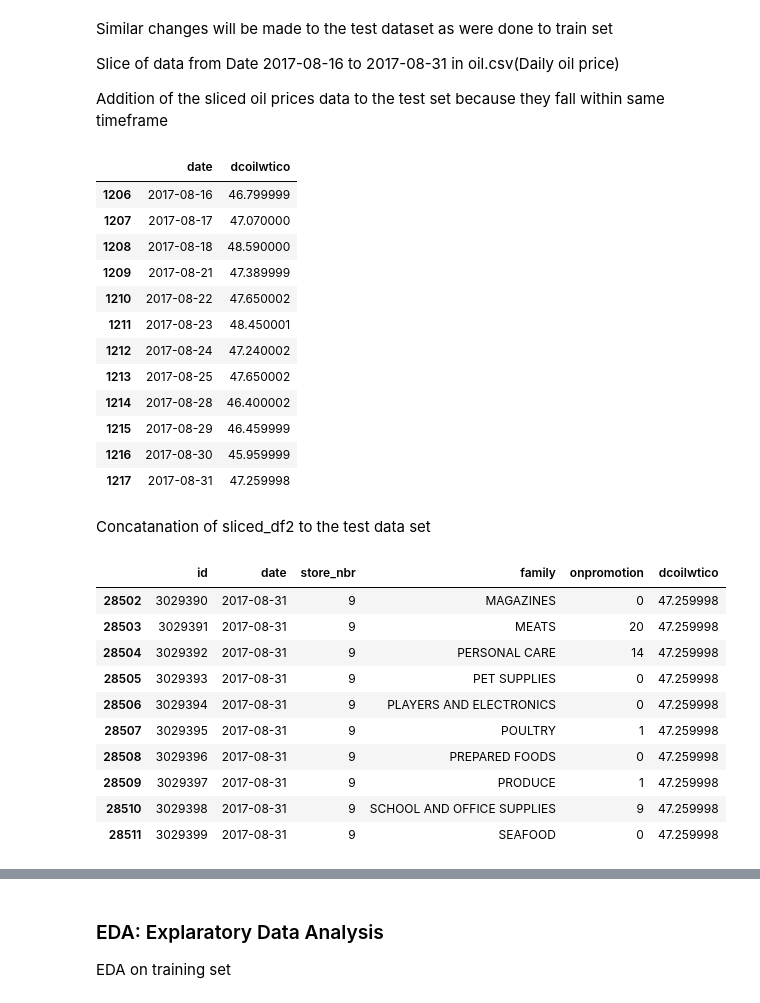
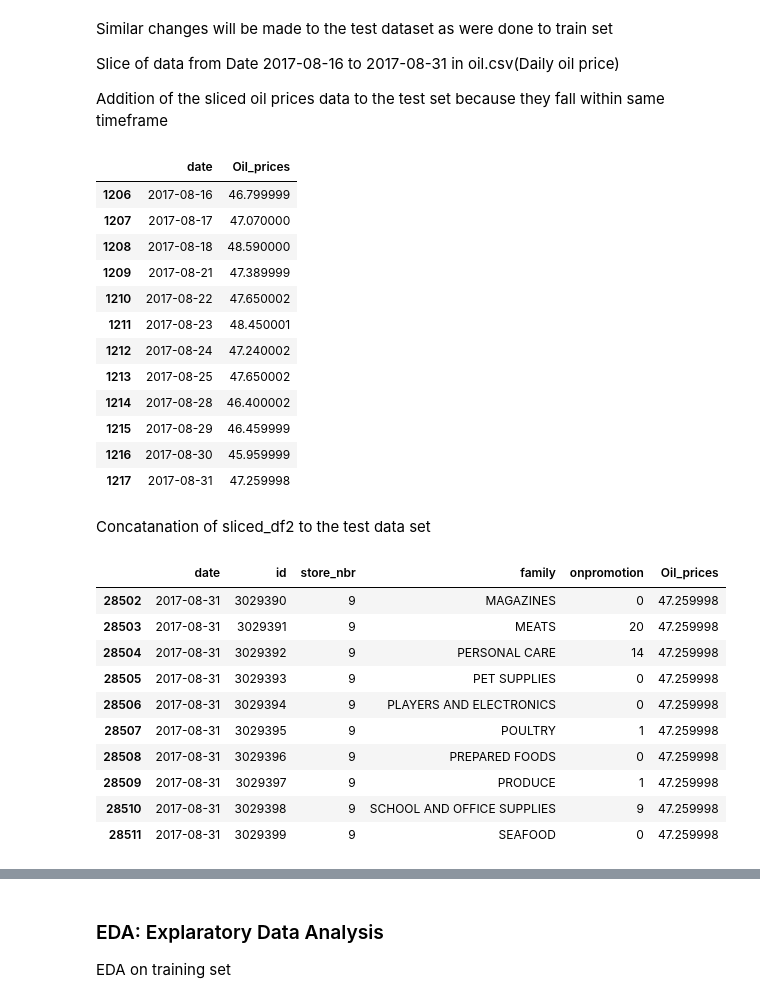
Before and after one commit to kaitany/LP3-Regression-Project, a Jupyter notebook: LP3_DAP.ipynb, the cells around one changed output, grey strips where cells are left out. Saved outputs shown, nothing was run; the diff lists cells and outputs as text; code cells hidden in the pictures.

```diff
--- a/LP3_DAP.ipynb
+++ b/LP3_DAP.ipynb
@@ -542,15 +542,15 @@ Addition of the sliced oil prices data to the test set because they fall within
 # %%
 start_date1 = pd.to_datetime('2017-08-16')
 
 end_date1 = pd.to_datetime('2017-08-31')
 
 #Use of Boolean indexing to slice data within the data range
-sliced_df2 =data_oil[(data_oil['date'] >= start_date1) & (data_oil['date'] <= end_date1)]
+sliced_df2 =oil_prices[(oil_prices['date'] >= start_date1) & (oil_prices['date'] <= end_date1)]
 
 #Preview of sliced data
 sliced_df2
 # %% [output]
-|  | date | dcoilwtico |
+|  | date | Oil_prices |
 | 1206 | 2017-08-16 | 46.799999 |
 | 1207 | 2017-08-17 | 47.070000 |
 | 1208 | 2017-08-18 | 48.590000 |
@@ -572,17 +572,17 @@ merged_test_data = test_data.merge(sliced_df2, on='date', how='left')
 #preview of merged train data
 merged_test_data.tail(10)
 # %% [output]
-|  | id | date | store_nbr | family | onpromotion | dcoilwtico |
-| 28502 | 3029390 | 2017-08-31 | 9 | MAGAZINES | 0 | 47.259998 |
-| 28503 | 3029391 | 2017-08-31 | 9 | MEATS | 20 | 47.259998 |
-| 28504 | 3029392 | 2017-08-31 | 9 | PERSONAL CARE | 14 | 47.259998 |
-| 28505 | 3029393 | 2017-08-31 | 9 | PET SUPPLIES | 0 | 47.259998 |
-| 28506 | 3029394 | 2017-08-31 | 9 | PLAYERS AND ELECTRONICS | 0 | 47.259998 |
-| 28507 | 3029395 | 2017-08-31 | 9 | POULTRY | 1 | 47.259998 |
-| 28508 | 3029396 | 2017-08-31 | 9 | PREPARED FOODS | 0 | 47.259998 |
-| 28509 | 3029397 | 2017-08-31 | 9 | PRODUCE | 1 | 47.259998 |
-| 28510 | 3029398 | 2017-08-31 | 9 | SCHOOL AND OFFICE SUPPLIES | 9 | 47.259998 |
-| 28511 | 3029399 | 2017-08-31 | 9 | SEAFOOD | 0 | 47.259998 |
+|  | date | id | store_nbr | family | onpromotion | Oil_prices |
+| 28502 | 2017-08-31 | 3029390 | 9 | MAGAZINES | 0 | 47.259998 |
+| 28503 | 2017-08-31 | 3029391 | 9 | MEATS | 20 | 47.259998 |
+| 28504 | 2017-08-31 | 3029392 | 9 | PERSONAL CARE | 14 | 47.259998 |
+| 28505 | 2017-08-31 | 3029393 | 9 | PET SUPPLIES | 0 | 47.259998 |
+| 28506 | 2017-08-31 | 3029394 | 9 | PLAYERS AND ELECTRONICS | 0 | 47.259998 |
+| 28507 | 2017-08-31 | 3029395 | 9 | POULTRY | 1 | 47.259998 |
+| 28508 | 2017-08-31 | 3029396 | 9 | PREPARED FOODS | 0 | 47.259998 |
+| 28509 | 2017-08-31 | 3029397 | 9 | PRODUCE | 1 | 47.259998 |
+| 28510 | 2017-08-31 | 3029398 | 9 | SCHOOL AND OFFICE SUPPLIES | 9 | 47.259998 |
+| 28511 | 2017-08-31 | 3029399 | 9 | SEAFOOD | 0 | 47.259998 |
 # %%
 # Merging of store.csv data with the test_data based on column 'store number'
 # Merge the two DataFrames based on the 'store number' column
```
Also changed, not shown: parts of 11 cells of this notebook.
